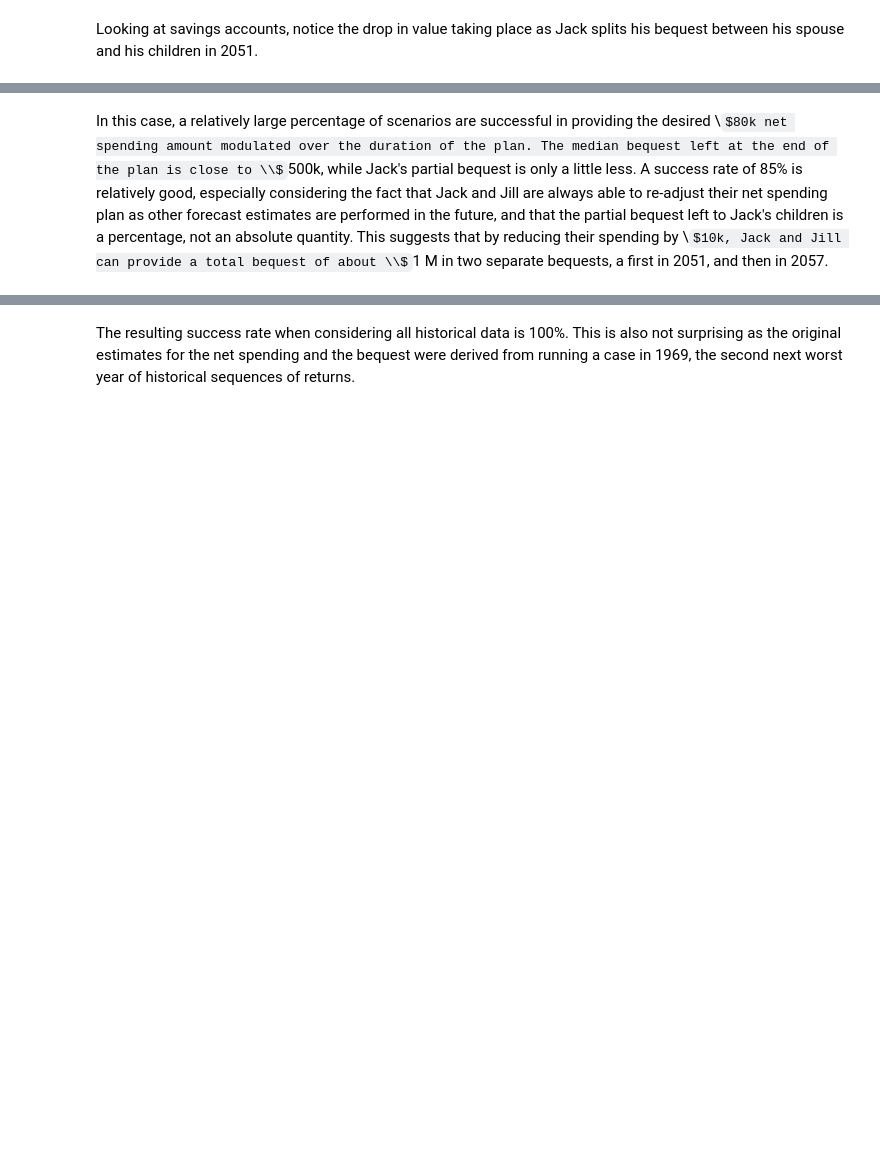
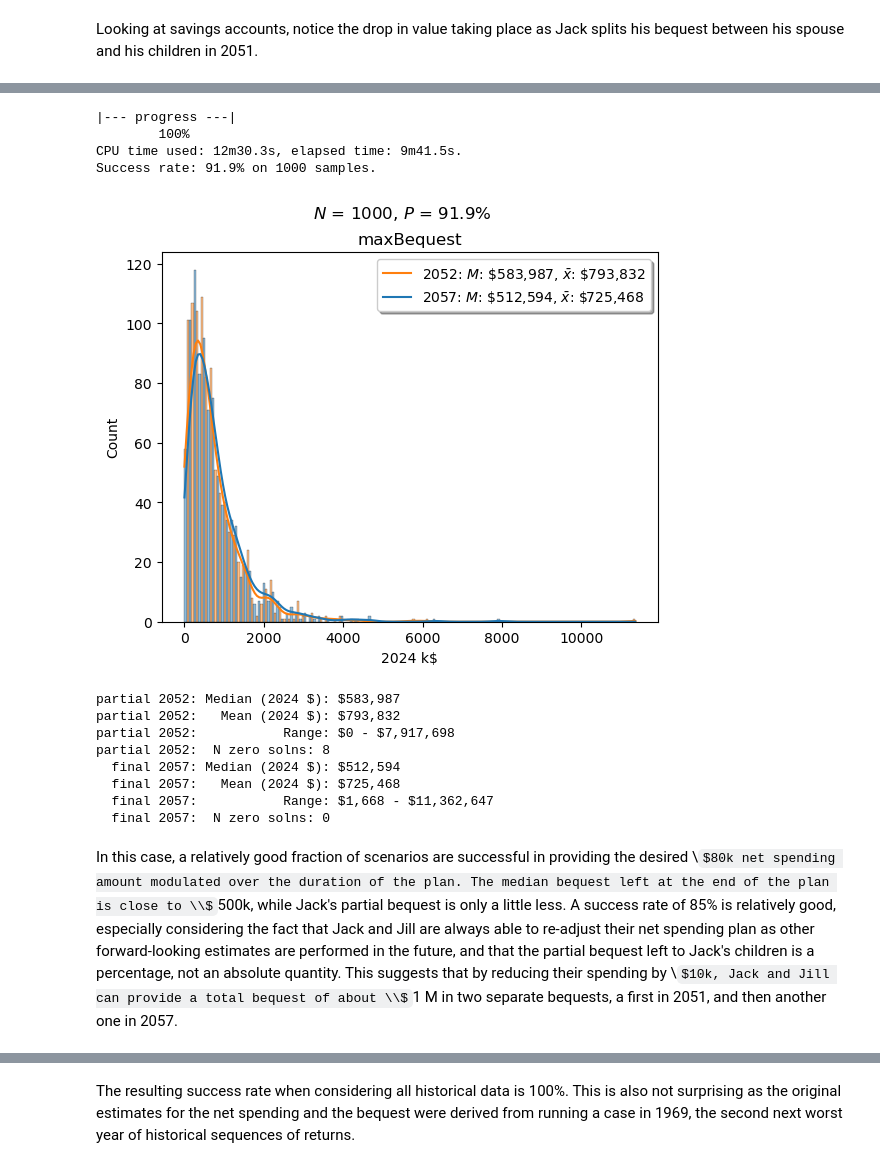
Before and after one commit to mdlacasse/Owl, a Jupyter notebook: tutorial_3.ipynb, the cells around one changed output, grey strips where cells are left out. Saved outputs shown, nothing was run; the diff lists cells and outputs as text; code cells hidden in the pictures; some formulas as TeX source; blank space fills up the shorter version.

```diff
--- a/tutorial_3.ipynb
+++ b/tutorial_3.ipynb
@@ -118,7 +204,21 @@ Similarly, one can look at the maximum bequest left at Jill's passing under the
 # %%
 options['netSpending'] = 80
-plan.runMC('maxBequest', options, 500);
+plan.runMC('maxBequest', options, 1000);
+# %% [output]
+|--- progress ---|
+        100%
+CPU time used: 12m30.3s, elapsed time: 9m41.5s.
+Success rate: 91.9% on 1000 samples.
+[figure, added]
+partial 2052: Median (2024 $): $583,987
+partial 2052:   Mean (2024 $): $793,832
+partial 2052:           Range: $0 - $7,917,698
+partial 2052:  N zero solns: 8
+  final 2057: Median (2024 $): $512,594
+  final 2057:   Mean (2024 $): $725,468
+  final 2057:           Range: $1,668 - $11,362,647
+  final 2057:  N zero solns: 0
 # %% [markdown]
-In this case, a relatively large percentage of scenarios are successful in providing the desired \\$80k net spending amount modulated over the duration of the plan. The median bequest left at the end of the plan is close to \\$500k, while Jack's partial bequest is only a little less. A success rate of 85% is relatively good, especially considering the fact that Jack and Jill are always able to re-adjust their net spending plan as other forecast estimates are performed in the future, and that the partial bequest left to Jack's children is a percentage, not an absolute quantity. This suggests that by reducing their spending by \\$10k, Jack and Jill can provide a total bequest of about \\$1 M in two separate bequests, a first in 2051, and then in 2057.
+In this case, a relatively good fraction of scenarios are successful in providing the desired \\$80k net spending amount modulated over the duration of the plan. The median bequest left at the end of the plan is close to \\$500k, while Jack's partial bequest is only a little less. A success rate of 85% is relatively good, especially considering the fact that Jack and Jill are always able to re-adjust their net spending plan as other forward-looking estimates are performed in the future, and that the partial bequest left to Jack's children is a percentage, not an absolute quantity. This suggests that by reducing their spending by \\$10k, Jack and Jill can provide a total bequest of about \\$1 M in two separate bequests, a first in 2051, and then another one in 2057.
 # %% [markdown]
 ### Running cases over a historical range or years
```
Also changed, not shown: parts of 23 cells of this notebook, 3 other files.
